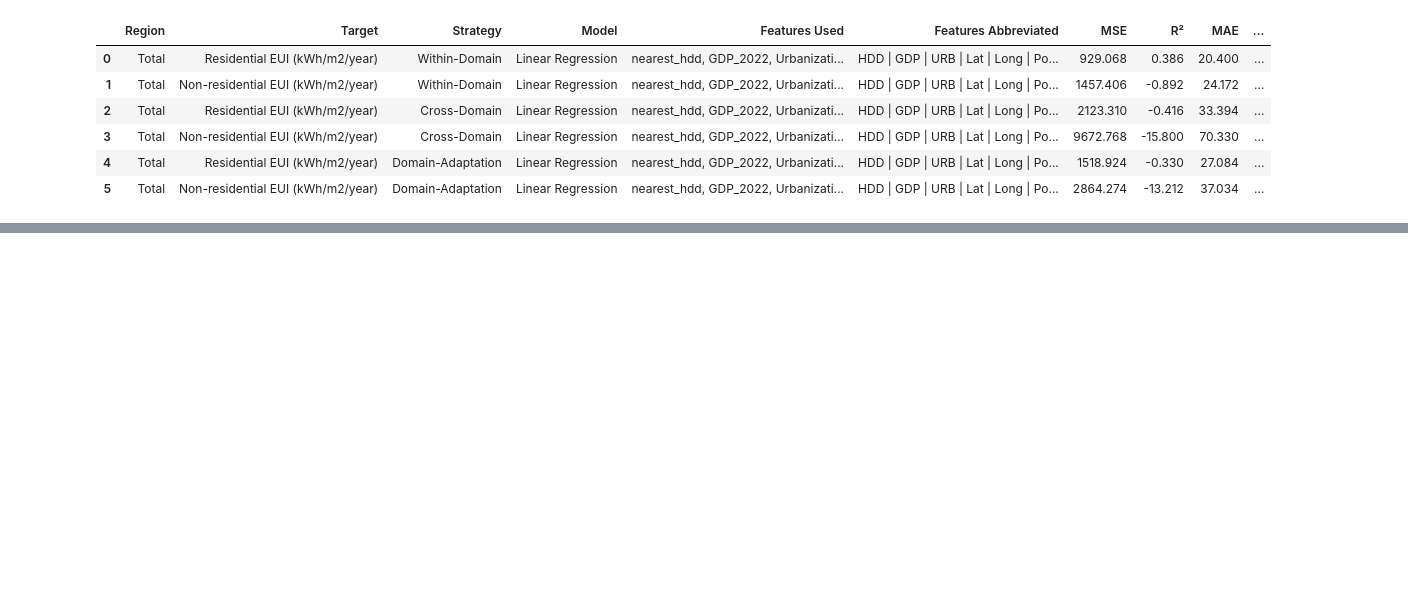
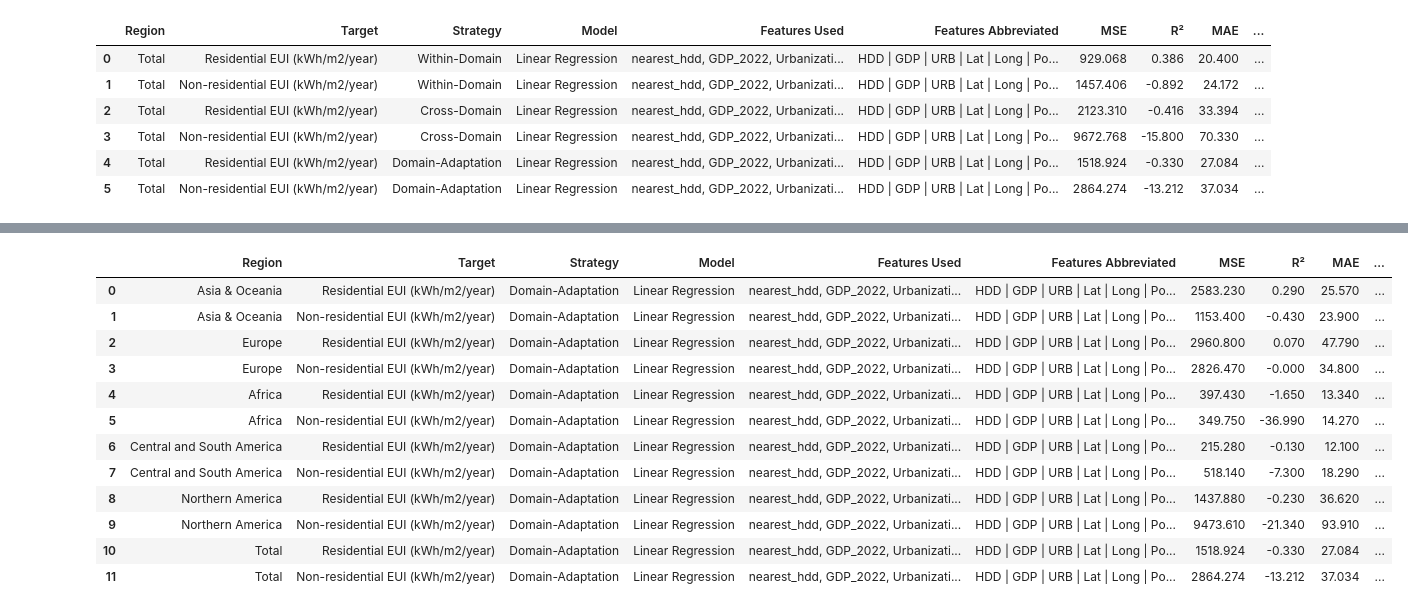
Before and after one commit to AliciaXia222/Capstone-Team-Climate-Trace, a Jupyter notebook: notebooks/Model.ipynb, the cells around one changed output, grey strips where cells are left out. Saved outputs shown, nothing was run; the diff lists cells and outputs as text; code cells hidden in the pictures; blank space fills up the shorter version.

```diff
--- a/notebooks/Model.ipynb
+++ b/notebooks/Model.ipynb
@@ -325,0 +279,16 @@ domain_adaptation_results.to_csv(
+# %%
+domain_adaptation_results
+# %% [output]
+|  | Region | Target | Strategy | Model | Features Used | Features Abbreviated | MSE | R² | MAE | ... |
+| 0 | Asia & Oceania | Residential EUI (kWh/m2/year) | Domain-Adaptation | Linear Regression | nearest_hdd, GDP_2022, Urbanizati... | HDD | GDP | URB | Lat | Long | Po... | 2583.230 | 0.290 | 25.570 | ... |
+| 1 | Asia & Oceania | Non-residential EUI (kWh/m2/year) | Domain-Adaptation | Linear Regression | nearest_hdd, GDP_2022, Urbanizati... | HDD | GDP | URB | Lat | Long | Po... | 1153.400 | -0.430 | 23.900 | ... |
+| 2 | Europe | Residential EUI (kWh/m2/year) | Domain-Adaptation | Linear Regression | nearest_hdd, GDP_2022, Urbanizati... | HDD | GDP | URB | Lat | Long | Po... | 2960.800 | 0.070 | 47.790 | ... |
+| 3 | Europe | Non-residential EUI (kWh/m2/year) | Domain-Adaptation | Linear Regression | nearest_hdd, GDP_2022, Urbanizati... | HDD | GDP | URB | Lat | Long | Po... | 2826.470 | -0.000 | 34.800 | ... |
+| 4 | Africa | Residential EUI (kWh/m2/year) | Domain-Adaptation | Linear Regression | nearest_hdd, GDP_2022, Urbanizati... | HDD | GDP | URB | Lat | Long | Po... | 397.430 | -1.650 | 13.340 | ... |
+| 5 | Africa | Non-residential EUI (kWh/m2/year) | Domain-Adaptation | Linear Regression | nearest_hdd, GDP_2022, Urbanizati... | HDD | GDP | URB | Lat | Long | Po... | 349.750 | -36.990 | 14.270 | ... |
+| 6 | Central and South America | Residential EUI (kWh/m2/year) | Domain-Adaptation | Linear Regression | nearest_hdd, GDP_2022, Urbanizati... | HDD | GDP | URB | Lat | Long | Po... | 215.280 | -0.130 | 12.100 | ... |
+| 7 | Central and South America | Non-residential EUI (kWh/m2/year) | Domain-Adaptation | Linear Regression | nearest_hdd, GDP_2022, Urbanizati... | HDD | GDP | URB | Lat | Long | Po... | 518.140 | -7.300 | 18.290 | ... |
+| 8 | Northern America | Residential EUI (kWh/m2/year) | Domain-Adaptation | Linear Regression | nearest_hdd, GDP_2022, Urbanizati... | HDD | GDP | URB | Lat | Long | Po... | 1437.880 | -0.230 | 36.620 | ... |
+| 9 | Northern America | Non-residential EUI (kWh/m2/year) | Domain-Adaptation | Linear Regression | nearest_hdd, GDP_2022, Urbanizati... | HDD | GDP | URB | Lat | Long | Po... | 9473.610 | -21.340 | 93.910 | ... |
+| 10 | Total | Residential EUI (kWh/m2/year) | Domain-Adaptation | Linear Regression | nearest_hdd, GDP_2022, Urbanizati... | HDD | GDP | URB | Lat | Long | Po... | 1518.924 | -0.330 | 27.084 | ... |
+| 11 | Total | Non-residential EUI (kWh/m2/year) | Domain-Adaptation | Linear Regression | nearest_hdd, GDP_2022, Urbanizati... | HDD | GDP | URB | Lat | Long | Po... | 2864.274 | -13.212 | 37.034 | ... |
```
Also changed, not shown: parts of 6 cells of this notebook, 14 other files.
